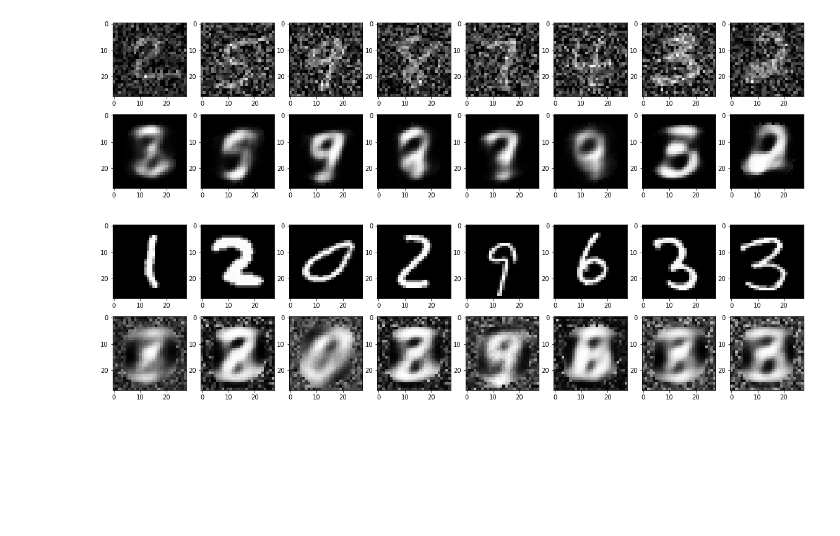
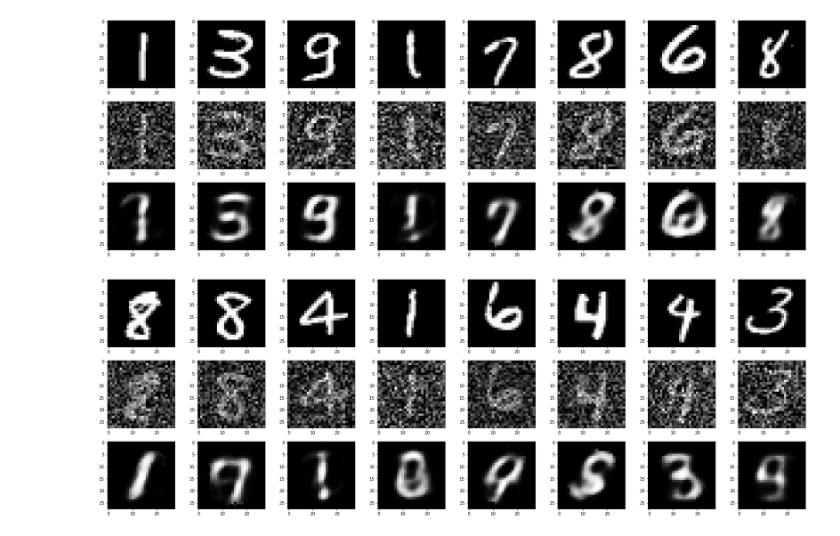
Before and after one commit to vseredovych/DNN-Inverse-Problems, a Jupyter notebook: Program/autoencoder/dnn-autoencoder.ipynb, the cells around one changed output. Saved outputs shown, nothing was run; the diff lists cells and outputs as text; code cells hidden in the pictures; blank space fills up the shorter version.

```diff
--- a/Program/autoencoder/dnn-autoencoder.ipynb
+++ b/Program/autoencoder/dnn-autoencoder.ipynb
@@ -44,5 +49,5 @@ Dataset: X=(42000, 784), y=(42000, 1)
 # %%
-X_train, X_test, _, _ = train_test_split(X, y, test_size = 0.2, shuffle = True, stratify = y)
+# X_train, X_test, _, _ = train_test_split(X, y, test_size = 0.2, shuffle = True, stratify = y)
 
-print('Training set: X={}, y={}'.format(X_train.shape, X_train.shape))
-print('Test set: X={}, y={}'.format(X_test.shape, X_test.shape))
+# print('Training set: X={}, y={}'.format(X_train.shape, X_train.shape))
+# print('Test set: X={}, y={}'.format(X_test.shape, X_test.shape))
@@ -52,6 +54,6 @@ Test set: X=(8400, 784), y=(8400, 784)
 # %%
-X_train = X_train / 255
-X_test = X_test / 255
+# X_train = X_train.reshape(-1, 28*28) / 255
+# X_test = X_test.reshape(-1, 28*28) / 255
 # %%
 X_train_noisy = np.array([avgn_attack(x, 0.5, 0.5) for x in X_train])
 X_test_noisy = np.array([avgn_attack(x, 0.5, 0.5) for x in X_test])
@@ -63,11 +65,11 @@ plt.imshow(X_train_noisy[0].reshape(28, 28), 'gray')
 # %%
 # Number of neurons in the first hidden-layer
-hidden_neurons_1 = 32
+hidden_neurons_1 = 128
 
 # Number of neurons in the second hidden-layer
-hidden_neurons_2 = 16
+hidden_neurons_2 = 64
 
-# hidden_neurons_3 = 16
+hidden_neurons_3 = 32
 
 # latent_neurons = 32
 
@@ -77,8 +79,11 @@ net_layers = []
 net_layers.append(LinearLayer(X_train.shape[1], hidden_neurons_1))
 net_layers.append(ReluLayer())
 
-# net_layers.append(LinearLayer(hidden_neurons_1, hidden_neurons_2))
-# net_layers.append(TanhLayer())
+net_layers.append(LinearLayer(hidden_neurons_1, hidden_neurons_2))
+net_layers.append(ReluLayer())
+
+net_layers.append(LinearLayer(hidden_neurons_2, hidden_neurons_3))
+net_layers.append(ReluLayer())
 
 # net_layers.append(LinearLayer(hidden_neurons_2, hidden_neurons_3))
 # net_layers.append(TanhLayer())
@@ -89,7 +94,7 @@ net_layers.append(ReluLayer())
 # net_layers.append(LinearLayer(hidden_neurons_2, hidden_neurons_1))
 # net_layers.append(TanhLayer())
 
-net_layers.append(LinearLayer(hidden_neurons_1, X_train.shape[1]))
+net_layers.append(LinearLayer(hidden_neurons_3, X_train.shape[1]))
 net_layers.append(SigmoidLayer())
 
 #net_layers.append(SoftmaxOutputLayer())
@@ -130,14 +119,18 @@ for i, costs in enumerate(
 # %%
 samples_number = 8
-samples = X_train_noisy[10:10+samples_number]
-autoencoded_samples = net.forward_step(samples)[-1]
+idx = 100
 
-fig, axs = plt.subplots(2, samples_number, figsize=(20, 5))
+samples_true = X_train[idx:idx+samples_number]
+samples_noisy = X_train_noisy[idx:idx+samples_number]
+autoencoded_samples = net.forward_step(samples_noisy)[-1]
+
+fig, axs = plt.subplots(3, samples_number, figsize=(30, 10))
 axs_ = axs.ravel()
 
-for i, (ns, ds) in enumerate(zip(samples, autoencoded_samples)):
-  axs_[i].imshow(ns.reshape(28, 28), cmap="gray")
-  axs_[(samples_number) + i].imshow(ds.reshape(28, 28), cmap="gray")
+for i, (ts, ns, ds) in enumerate(zip(samples_true, samples_noisy, autoencoded_samples)):
+  axs_[i].imshow(ts.reshape(28, 28), cmap="gray")
+  axs_[(samples_number) + i].imshow(ns.reshape(28, 28), cmap="gray")
+  axs_[(2 * samples_number) + i].imshow(ds.reshape(28, 28), cmap="gray")
 # %% [output]
-[figure, old version]
+[figure, new version]
 # %%
@@ -150,18 +143,19 @@ new_layers = helpers.load_model(prefix)
 new_net = NeuralNetwork()
 new_net.load_layers(new_layers)
 # %%
-samples_number = 8
-samples = X_train[180:180+samples_number]
-autoencoded_samples = new_net.forward_step(samples)[-1]
+samples_true = X_train[idx:idx+samples_number]
+samples_noisy = X_train_noisy[idx:idx+samples_number]
+autoencoded_samples = net.forward_step(samples)[-1]
 
-fig, axs = plt.subplots(2, samples_number, figsize=(20, 5))
+fig, axs = plt.subplots(3, samples_number, figsize=(30, 10))
 axs_ = axs.ravel()
 
-for i, (ns, ds) in enumerate(zip(samples, autoencoded_samples)):
-  axs_[i].imshow(ns.reshape(28, 28), cmap="gray")
-  axs_[(samples_number) + i].imshow(ds.reshape(28, 28), cmap="gray")
+for i, (ts, ns, ds) in enumerate(zip(samples_true, samples_noisy, autoencoded_samples)):
+  axs_[i].imshow(ts.reshape(28, 28), cmap="gray")
+  axs_[(samples_number) + i].imshow(ns.reshape(28, 28), cmap="gray")
+  axs_[(2 * samples_number) + i].imshow(ds.reshape(28, 28), cmap="gray")
 # %% [output]
-[figure, old version]
+[figure, new version]
 # %%
 # sample = X_train[20].reshape(1, -1)
 # noisy_sample = avgn_attack(sample, std=0.5, mean=0.5)
```
Also changed, not shown: parts of 9 cells of this notebook, 2 other files.
